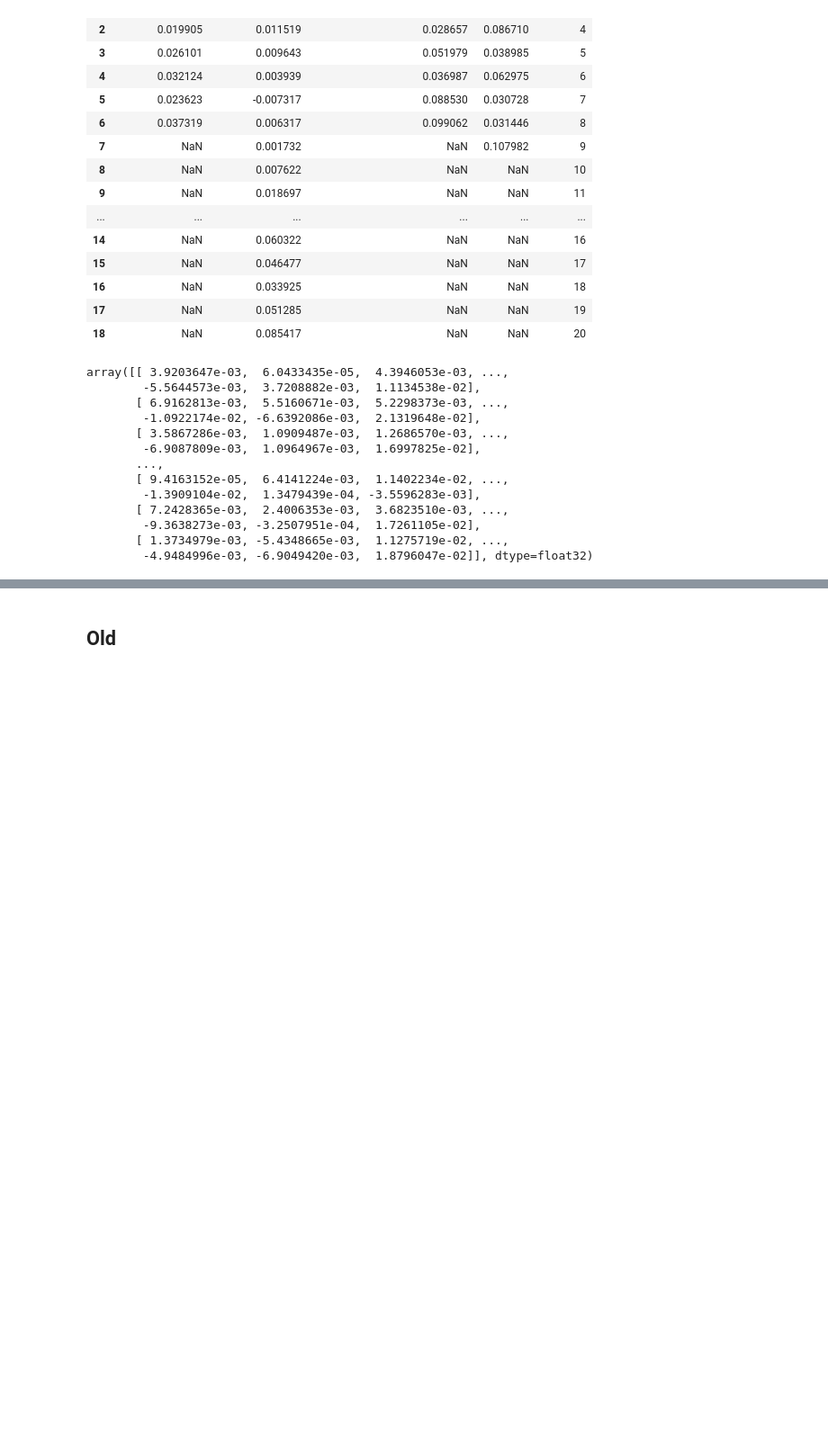
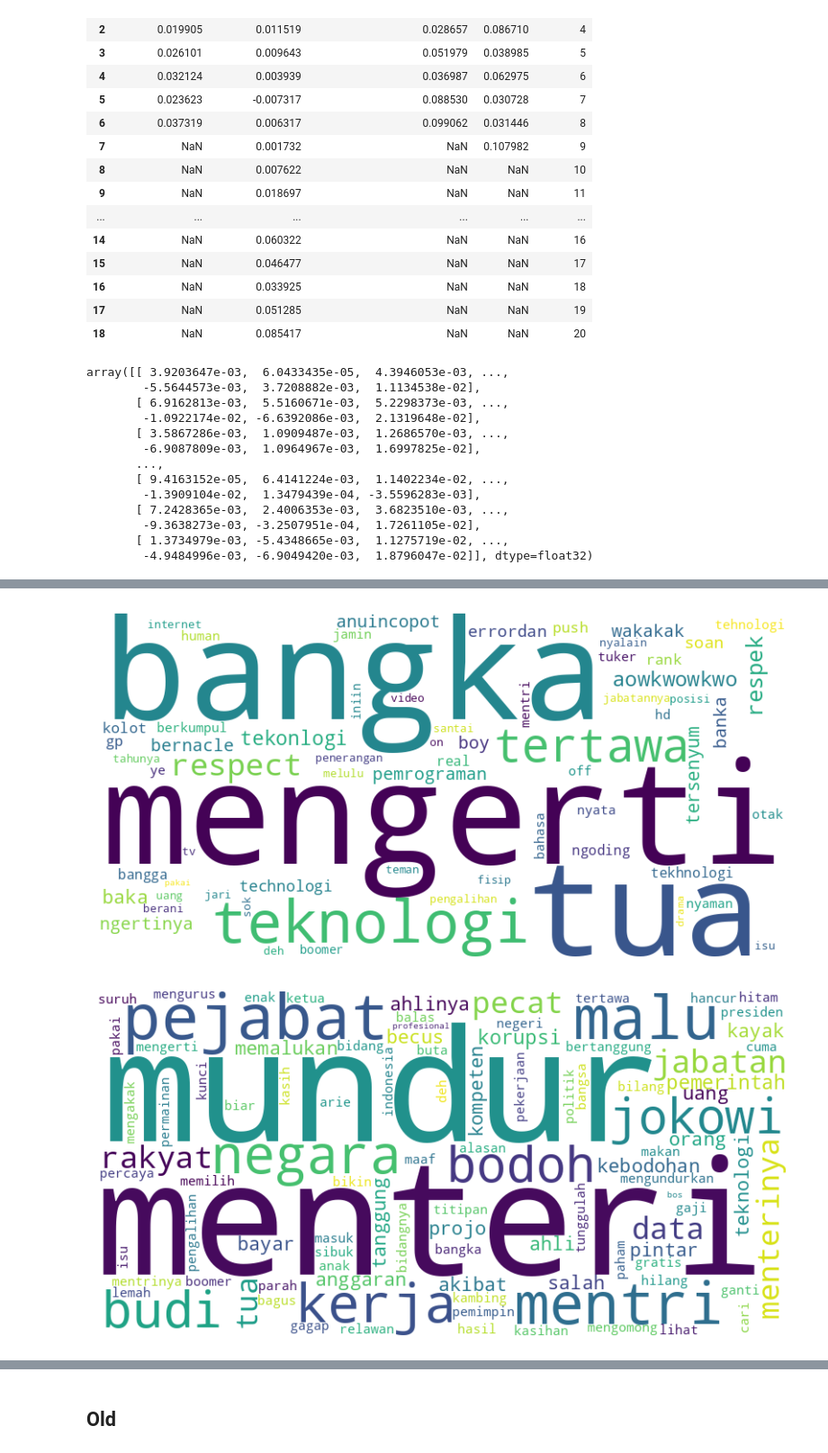
Before and after one commit to ahmadzeinabidmuhabbab/semnas2024-topic-modelling-embedding-based, a Jupyter notebook: SEMNAS_BERT_Topic_Modelling.ipynb, the cells around one changed output, grey strips where cells are left out. Shown at 90% size. Drawn from its saved outputs; the diff is of its cells as text; code cells hidden in the pictures; blank space fills up the shorter version.

```diff
--- a/SEMNAS_BERT_Topic_Modelling.ipynb
+++ b/SEMNAS_BERT_Topic_Modelling.ipynb
@@ -705,0 +791,5 @@ topics
+# %%
+plot_word_cloud(topics)
+# %% [output]
+[figure, added]
+[figure, added]
```
Also changed, not shown: parts of 18 cells of this notebook, 15 other files.
